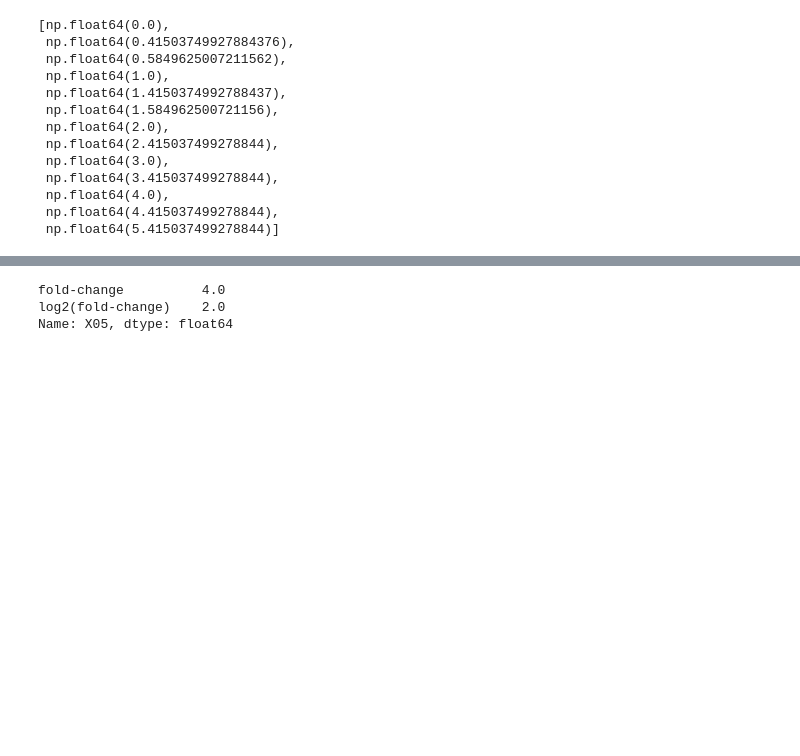
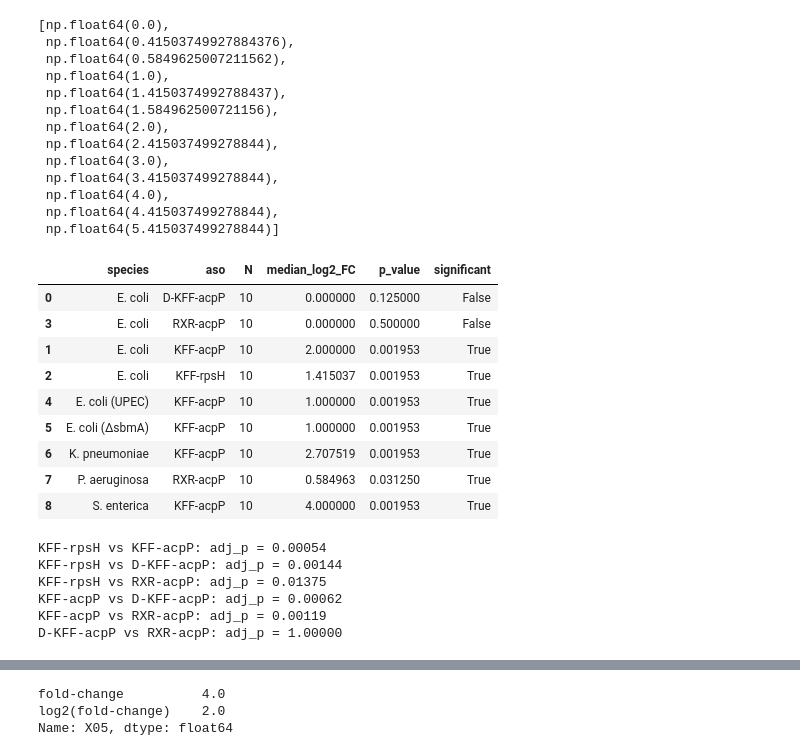
Before and after one commit to microbial-pangenomes-lab/2024_aso_evolution, a Jupyter notebook: notebooks/figure_1.ipynb, the cells around one changed output, grey strips where cells are left out. Saved outputs shown, nothing was run; the diff lists cells and outputs as text; code cells hidden in the pictures; blank space fills up the shorter version.

Commit message:
Add statistical tests

```diff
--- a/notebooks/figure_1.ipynb
+++ b/notebooks/figure_1.ipynb
@@ -271,6 +273,64 @@ nfc = nv.join(fc, how='inner')
 nfc['sample'] = [f'{x}{y:02d}' for x, y in nfc[['set', 'replicate']].values]
 # %%
 nfc.to_csv('fold_changes.tsv', sep='\t', index=False)
+# %%
+def analyze_aso_significance(data):
+    results = []
+    # Group by both Species and ASO
+    for (species, aso), group in data.groupby(['species', 'aso']):
+        vals = group['log2(fold-change)'].dropna()
+
+        # Test against 0 (No change)
+        if np.all(vals == 0):
+            p_val = 1.0
+        else:
+            try:
+                _, p_val = stats.wilcoxon(vals)
+            except ValueError:
+                p_val = np.nan
+
+        results.append({
+            'species': species,
+            'aso': aso,
+            'N': len(vals),
+            'median_log2_FC': vals.median(),
+            'p_value': p_val
+        })
+    return pd.DataFrame(results)
+
+res = analyze_aso_significance(nfc)
+res['significant'] = res['p_value'] < 0.05
+res.sort_values('significant')
+# %% [output]
+|  | species | aso | N | median_log2_FC | p_value | significant |
+| 0 | E. coli | D-KFF-acpP | 10 | 0.000000 | 0.125000 | False |
+| 3 | E. coli | RXR-acpP | 10 | 0.000000 | 0.500000 | False |
+| 1 | E. coli | KFF-acpP | 10 | 2.000000 | 0.001953 | True |
+| 2 | E. coli | KFF-rpsH | 10 | 1.415037 | 0.001953 | True |
+| 4 | E. coli (UPEC) | KFF-acpP | 10 | 1.000000 | 0.001953 | True |
+| 5 | E. coli (ΔsbmA) | KFF-acpP | 10 | 1.000000 | 0.001953 | True |
+| 6 | K. pneumoniae | KFF-acpP | 10 | 2.707519 | 0.001953 | True |
+| 7 | P. aeruginosa | RXR-acpP | 10 | 0.584963 | 0.031250 | True |
+| 8 | S. enterica | KFF-acpP | 10 | 4.000000 | 0.001953 | True |
+# %%
+data = nfc[nfc['species'] == 'E. coli']
+asos = ['KFF-rpsH', 'KFF-acpP', 'D-KFF-acpP', 'RXR-acpP']
+
+pairs = list(combinations(asos, 2))
+for a1, a2 in pairs:
+    g1 = data[data['aso'] == a1]['log2(fold-change)']
+    g2 = data[data['aso'] == a2]['log2(fold-change)']
+    u, p = stats.mannwhitneyu(g1, g2)
+    # bonferroni correction
+    adj_p = min(p * len(pairs), 1.0)
+    print(f"{a1} vs {a2}: adj_p = {adj_p:.5f}")
+# %% [output]
+KFF-rpsH vs KFF-acpP: adj_p = 0.00054
+KFF-rpsH vs D-KFF-acpP: adj_p = 0.00144
+KFF-rpsH vs RXR-acpP: adj_p = 0.01375
+KFF-acpP vs D-KFF-acpP: adj_p = 0.00062
+KFF-acpP vs RXR-acpP: adj_p = 0.00119
+D-KFF-acpP vs RXR-acpP: adj_p = 1.00000
 # %%
 cp = sns.catplot(data=nfc,
                  x='log2(fold-change)',
```
Also changed, not shown: parts of 8 cells of this notebook.
